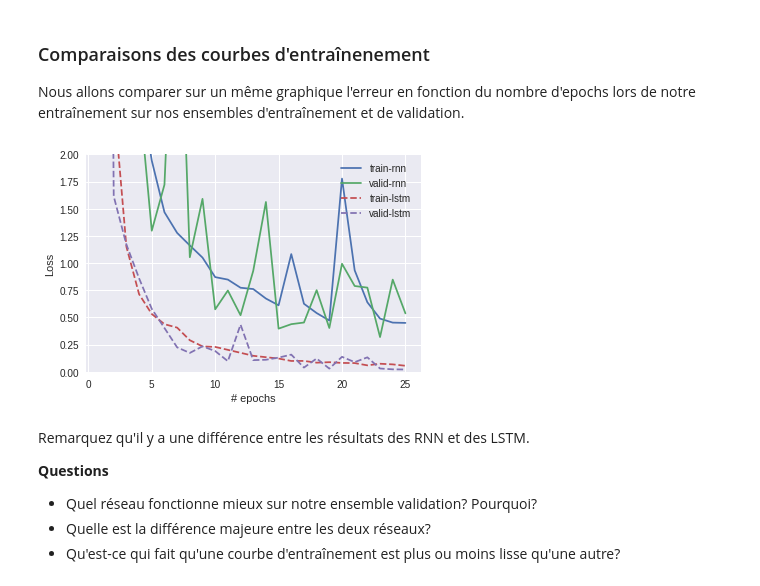
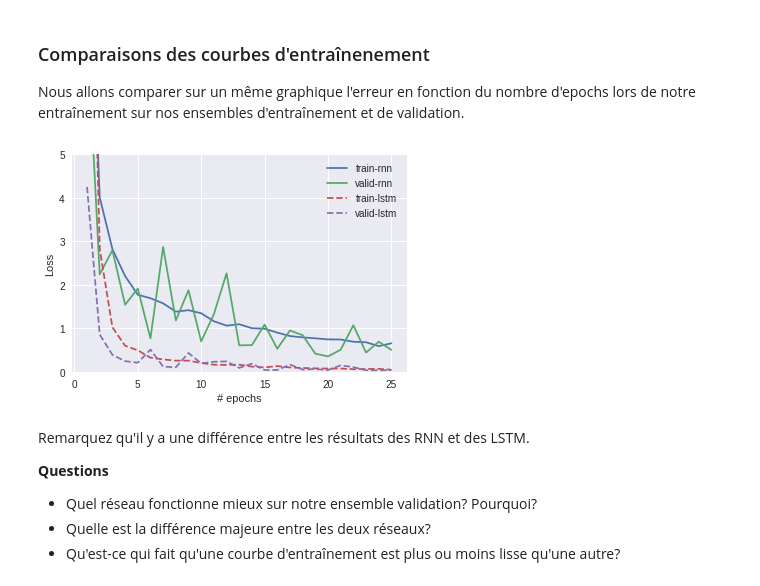
Before and after one commit to mila-iqia/dlschool-ivadofr-a18, a Jupyter notebook: tutoriaux/RNN/RNN_solution.ipynb, the cells around one changed output. Cells and saved outputs as stored; diff of their text form; code cells hidden in the pictures.

```diff
--- a/tutoriaux/RNN/RNN_solution.ipynb
+++ b/tutoriaux/RNN/RNN_solution.ipynb
@@ -277,9 +314,8 @@ class RNNLinear(nn.Module):
 
     def forward(self, x):
         x = x.transpose(0, 1) # l'input d'un RNN doit être de dimensions (seq_len, batch_size, input_size)
-        output, hidden_T = self.rnn(x)
-        pred = self.linear(hidden_T[-1])
-
+        output, _ = self.rnn(x)
+        pred = self.linear(output[-1])
         return pred
 
 
@@ -333,8 +369,8 @@ class LSTMLinear(nn.Module):
 
     def forward(self, x):
         x = x.transpose(0, 1) # l'input d'un LSTM doit être de dimensions (seq_len, batch_size, input_size)
-        output, hidden_T = self.LSTM(x)
-        pred = self.linear(hidden_T[0][-1])
+        output, _ = self.LSTM(x)
+        pred = self.linear(output[-1])
         return pred
 
 
@@ -374,25 +398,3 @@ Utilisez les valeurs suivantes:
-# %%
-from torch.utils.data import DataLoader, TensorDataset
-
-n_samples = 25000
-seq_len = 18
-batch_size = 64
-
-X, Y = generate_data(n_samples, seq_len, input_dim, -100, 100)
-X, Y, mean, std = standardize(X)
-
-xtrain, ytrain = X[:round(0.8*n_samples)], Y[:round(0.8*n_samples)]
-xvalid, yvalid = X[round(0.8*n_samples):round(0.9*n_samples)], Y[round(0.8*n_samples):round(0.9*n_samples)]
-xtest, ytest = X[round(0.9*n_samples):], Y[round(0.9*n_samples):]
-
-train_loader = DataLoader(TensorDataset(xtrain, ytrain),
-                          batch_size, shuffle=True)
-
-valid_loader = DataLoader(TensorDataset(xvalid, yvalid),
-                          batch_size, shuffle=False)
-
-test_loader = DataLoader(TensorDataset(xtest, ytest),
-                          batch_size, shuffle=False)
 # %% [markdown]
 ## Entraînement du RNN
 
@@ -415,5 +417,5 @@ Nous utilisons une valeur de taux d'apprentissage de 0.01.
 # %%
-learning_rate = 0.01
+learning_rate = 0.001
 criterion = nn.MSELoss()
 optimizer = optim.SGD(model_rnn.parameters(), lr=learning_rate)
 # %% [markdown]
@@ -694,20 +696,20 @@ Nous allons comparer sur un même graphique l'erreur en fonction du nombre d'epo
 # %%
 # Plot training and validation curve
 xaxis = range(1, num_epochs + 1)
 
 plt.plot(xaxis, rnn_train_loss_history, label='train-rnn')
 plt.plot(xaxis, rnn_valid_loss_history, label='valid-rnn')
 
 plt.plot(xaxis, lstm_train_loss_history, label='train-lstm', linestyle='--')
 plt.plot(xaxis, lstm_valid_loss_history, label='valid-lstm', linestyle='--')
 
 plt.xlabel('# epochs')
 plt.ylabel('Loss')
 plt.legend()
-plt.ylim([0,2])
+plt.ylim([0,5])
 plt.show()
 # %% [output]
-[figure, old version]
+[figure, new version]
 # %% [markdown]
 Remarquez qu'il y a une différence entre les résultats des RNN et des LSTM.
 
```
Also changed, not shown: parts of 24 cells of this notebook.
